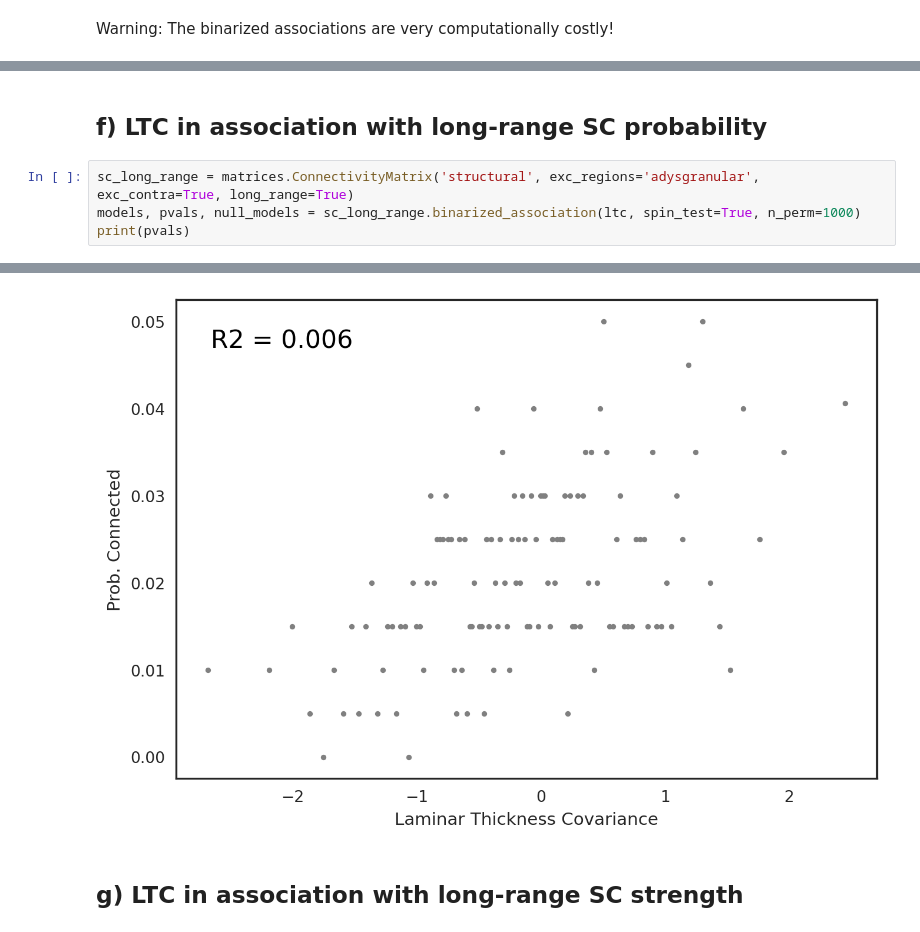
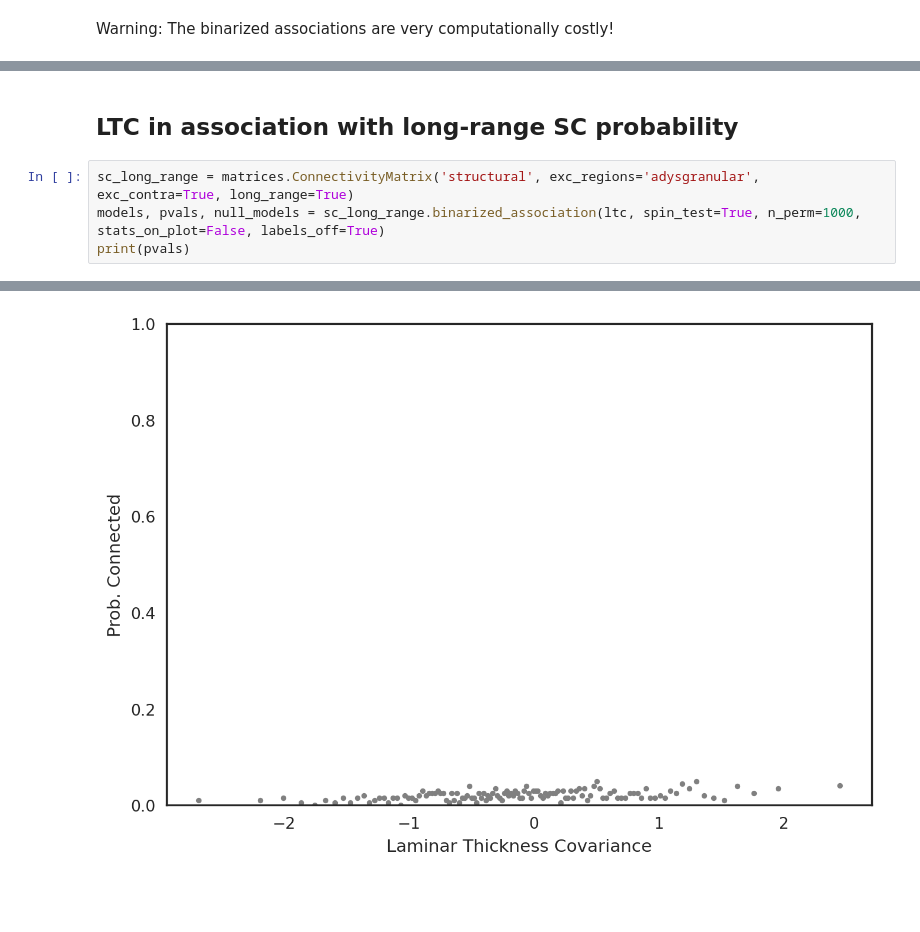
Before and after one commit to amnsbr/laminar_organization, a Jupyter notebook: code/figures/Fig_03.ipynb, the cells around one changed output, grey strips where cells are left out. Drawn from its saved outputs; the diff is of its cells as text; blank space fills up the shorter version.

```diff
--- a/code/figures/Fig_03.ipynb
+++ b/code/figures/Fig_03.ipynb
@@ -95,8 +76,8 @@ R2 = 0.29804778825816003, p = 0.0
 # %% [markdown]
-## f) LTC in association with long-range SC probability
+## LTC in association with long-range SC probability
 # %%
 sc_long_range = matrices.ConnectivityMatrix('structural', exc_regions='adysgranular', exc_contra=True, long_range=True)
-models, pvals, null_models = sc_long_range.binarized_association(ltc, spin_test=True, n_perm=1000)
+models, pvals, null_models = sc_long_range.binarized_association(ltc, spin_test=True, n_perm=1000, stats_on_plot=False, labels_off=True)
 print(pvals)
 # %% [output]
 Loading the matrix from /home/asaberi/laminar_organization/code/../output/distance/geodesic_distance_matrix_parc-schaefer400_approach-center-to-center.npz
@@ -113,9 +94,7 @@ Time:                        12:38:22   Log-Likelihood:                -2473.7
 converged:                       True   LL-Null:                       -2489.1
 ... (7 lines left out)
                                     OR      L_CI      U_CI
 const                         0.021392  0.019591  0.023359
 laminar_thickness_covariance  1.310839  1.191601  1.442009
 [0.31]
-[figure, old version]
+[figure, new version]
-# %% [markdown]
-## g) LTC in association with long-range SC strength
```
Also changed, not shown: parts of 22 cells of this notebook, 2 other files.
